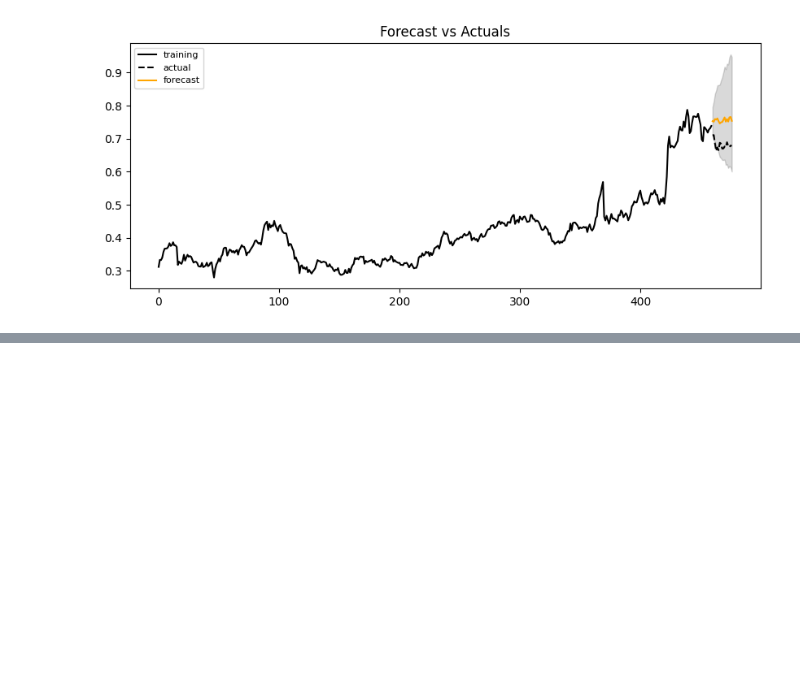
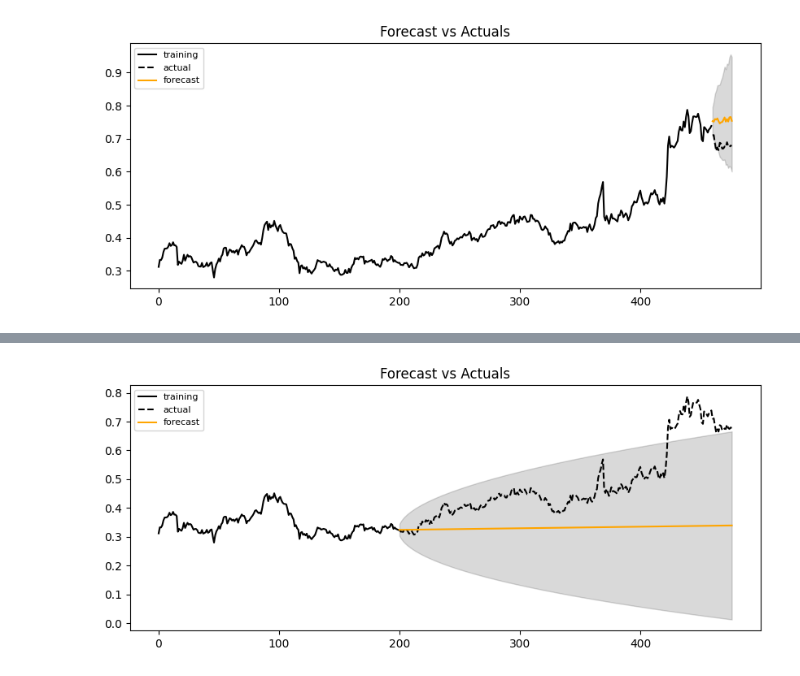
Before and after one commit to greengamma/long-short-trade-ideas-generator, a Jupyter notebook: notebooks/ARIMA_Model.ipynb, the cells around one changed output, grey strips where cells are left out. Drawn from its saved outputs; the diff is of its cells as text; code cells hidden in the pictures; blank space fills up the shorter version.

```diff
--- a/notebooks/ARIMA_Model.ipynb
+++ b/notebooks/ARIMA_Model.ipynb
@@ -240,0 +267,11 @@ plot_forecast(forecast_recons, train_recons, test_recons, lower_recons.values, u
+# %%
+arima_no_dif = ARIMA(train_alb['ALB_ZBRA'][0:200], order = (0,1,1 ),trend='t')
+arima_no_dif = arima_no_dif.fit()
+
+forecast_results = arima_no_dif.get_forecast(len(train_alb['ALB_ZBRA'][200:]), alpha=0.05)
+forecast = forecast_results.predicted_mean
+confidence_int = forecast_results.conf_int().values
+# %%
+plot_forecast(forecast, train_alb['ALB_ZBRA'][0:200], train_alb['ALB_ZBRA'][200:], confidence_int[:,0], confidence_int[:,1])
+# %% [output]
+[figure, added]
```
Also changed, not shown: parts of 4 cells of this notebook, 5 other files.
